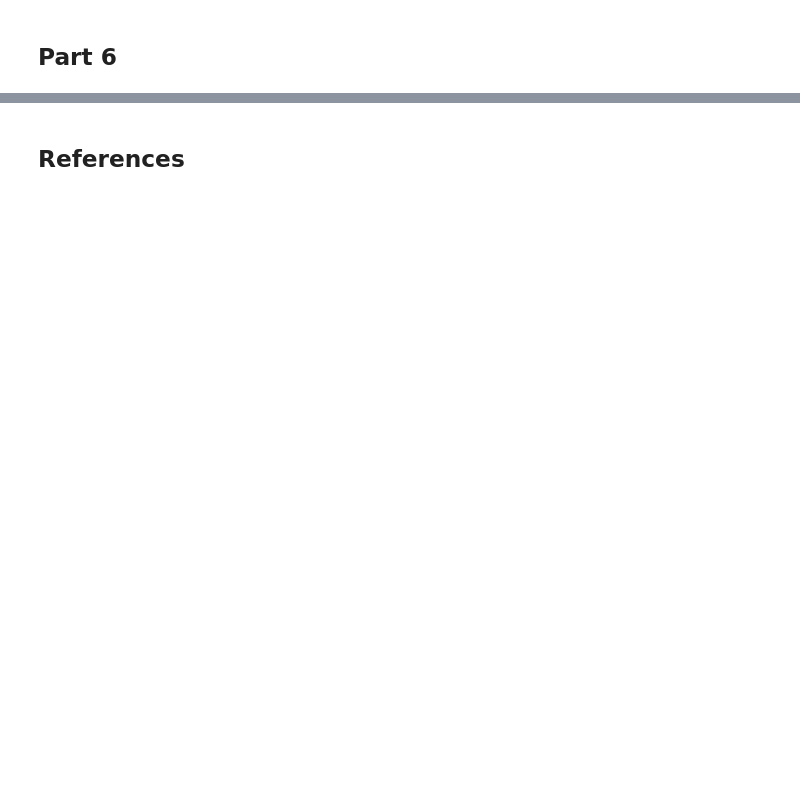
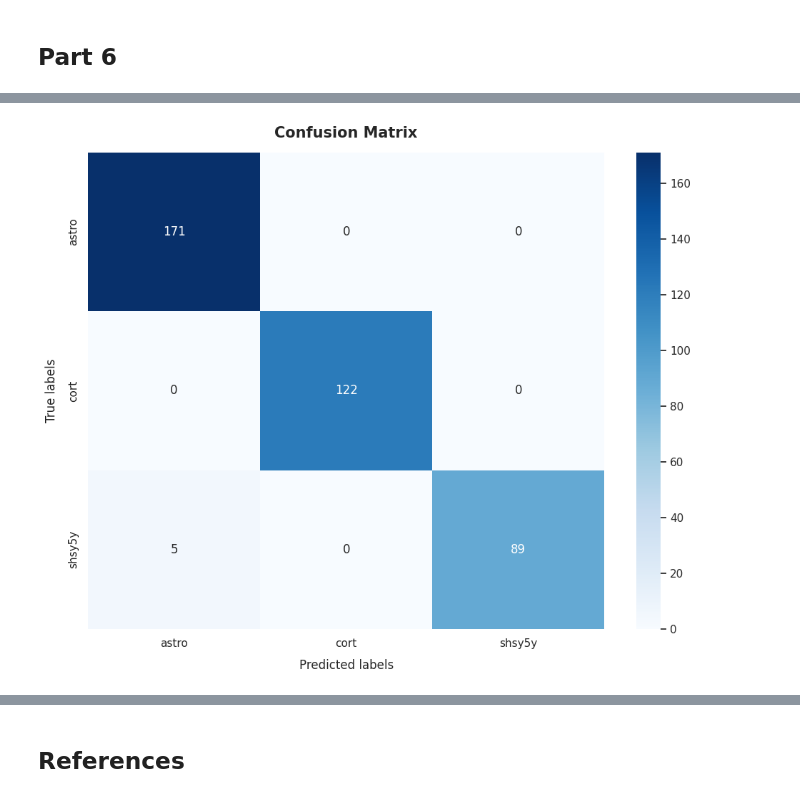
Before and after one commit to OskarK16/YOLO_assignment, a Jupyter notebook: Assignment2.ipynb, the cells around one changed output, grey strips where cells are left out. Saved outputs shown, nothing was run; the diff lists cells and outputs as text; code cells hidden in the pictures; blank space fills up the shorter version.

```diff
--- a/Assignment2.ipynb
+++ b/Assignment2.ipynb
@@ -318,7 +440,8 @@ REASON !!!!
 # %%
 BATCH_SIZE = 16
 
-train_loader = DataLoader(train_dataset, batch_size = BATCH_SIZE, shuffle = True)
-test_loader = DataLoader(test_dataset, batch_size = BATCH_SIZE, shuffle = False)
+train_loader = DataLoader(train_dataset, batch_size = BATCH_SIZE, shuffle = True, num_workers = 2)
+test_loader = DataLoader(test_dataset, batch_size = BATCH_SIZE, shuffle = False, num_workers = 2)
+valid_loader = DataLoader(valid_dataset, batch_size = BATCH_SIZE, shuffle = False, num_workers = 2)
 # %% [markdown]
 ## Part 4
@@ -510,0 +791,2 @@ Here summary
+# %%
+model.load_state_dict(torch.load("./model.pth", weights_only=True))
@@ -510,0 +797,18 @@ Here summary
+# %%
+all_predictions = []
+all_ground_truths = []
+
+model.eval()
+with torch.inference_mode():
+    for images, labels in tqdm(test_loader, desc = "Evaluation"):
+        images, labels = images.to(device), labels.to(device)
+        outputs = model(images)
+        _, predicted = torch.max(outputs, 1)
+
+        all_predictions.extend(predicted.cpu().numpy())
+        all_ground_truths.extend(labels.cpu().numpy())
+
+class_names = [test_dataset.idx2label[i] for i in range(test_dataset.num_classes)]
+
+print("---------------- CLASSIFICATION REPORT ----------------\n")
+print(classification_report(all_ground_truths, all_predictions, target_names = class_names))
@@ -510,0 +829,14 @@ Here summary
+# %%
+cmatrix = confusion_matrix(all_ground_truths, all_predictions)
+
+plt.figure(figsize = (10, 8))
+sns.heatmap(cmatrix, annot = True, fmt = "d", cmap = "Blues", xticklabels = class_names, yticklabels = class_names)
+
+plt.title("Confusion Matrix", fontsize = 15, fontweight = "bold", pad = 15)
+plt.xlabel("Predicted labels", fontsize = 12, labelpad = 10)
+plt.ylabel("True labels", fontsize = 12, labelpad = 10)
+
+plt.tight_layout()
+plt.show()
+# %% [output]
+[figure, added]
```
Also changed, not shown: parts of 59 cells of this notebook.
